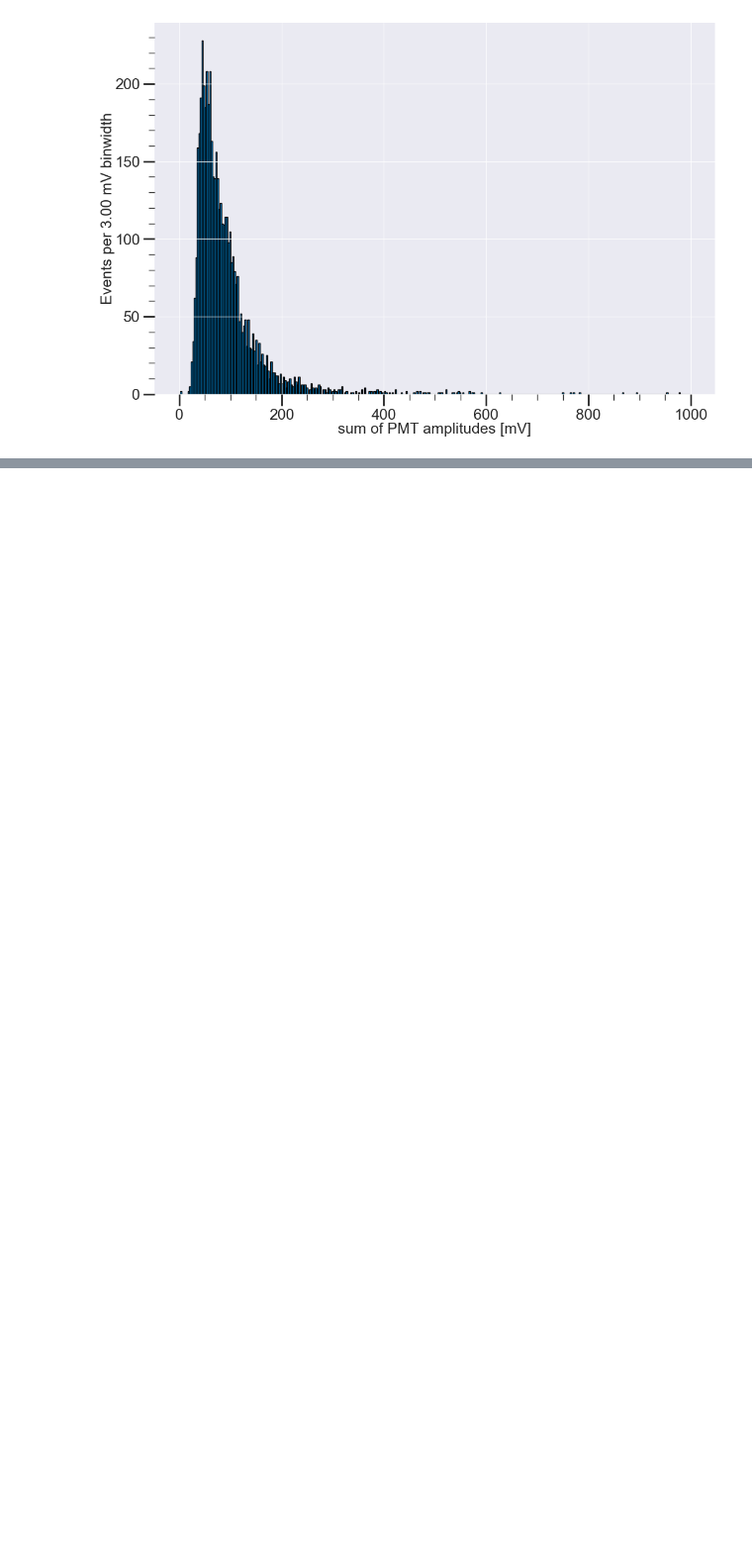
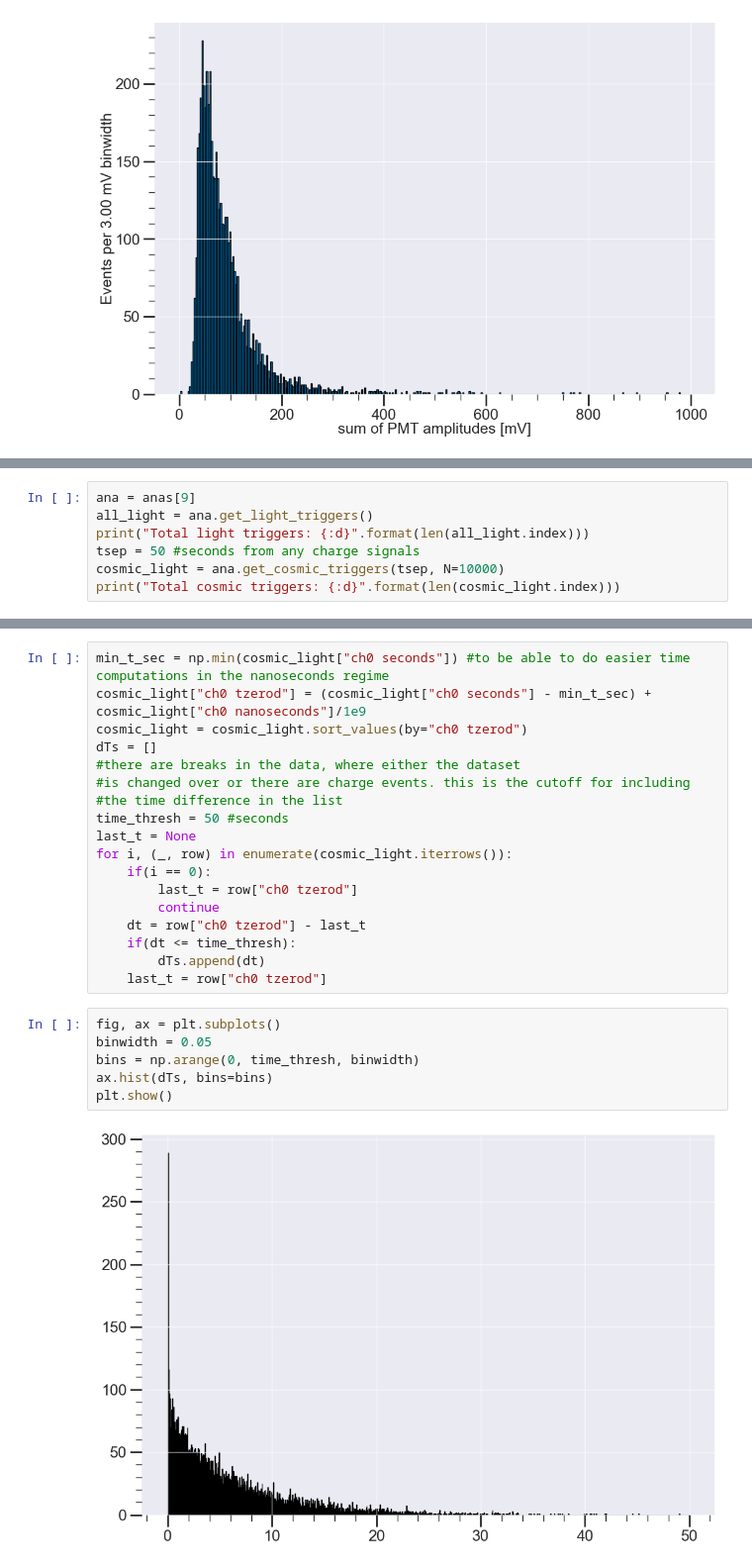
Before and after one commit to ejangelico/ad2-data-processing, a Jupyter notebook: notebooks/PMT averages.ipynb, the cells around one changed output, grey strips where cells are left out. Shown at 99% size. Saved outputs shown, nothing was run; the diff lists cells and outputs as text; blank space fills up the shorter version.

Commit message:
Did poisson analysis of Run 7 cosmics in the PMT averages notebook

```diff
--- a/notebooks/PMT averages.ipynb
+++ b/notebooks/PMT averages.ipynb
@@ -273,0 +276,7 @@ pickle.dump([pmt_amps, pmt_integrals], open("../../data/Run9/cosmic_pmt_properti
+# %%
+ana = anas[9]
+all_light = ana.get_light_triggers()
+print("Total light triggers: {:d}".format(len(all_light.index)))
+tsep = 50 #seconds from any charge signals
+cosmic_light = ana.get_cosmic_triggers(tsep, N=10000)
+print("Total cosmic triggers: {:d}".format(len(cosmic_light.index)))
@@ -273,0 +301,26 @@ pickle.dump([pmt_amps, pmt_integrals], open("../../data/Run9/cosmic_pmt_properti
+# %%
+min_t_sec = np.min(cosmic_light["ch0 seconds"]) #to be able to do easier time computations in the nanoseconds regime
+cosmic_light["ch0 tzerod"] = (cosmic_light["ch0 seconds"] - min_t_sec) + cosmic_light["ch0 nanoseconds"]/1e9
+cosmic_light = cosmic_light.sort_values(by="ch0 tzerod")
+dTs = []
+#there are breaks in the data, where either the dataset
+#is changed over or there are charge events. this is the cutoff for including
+#the time difference in the list
+time_thresh = 50 #seconds
+last_t = None
+for i, (_, row) in enumerate(cosmic_light.iterrows()):
+    if(i == 0):
+        last_t = row["ch0 tzerod"]
+        continue
+    dt = row["ch0 tzerod"] - last_t
+    if(dt <= time_thresh):
+        dTs.append(dt)
+    last_t = row["ch0 tzerod"]
+# %%
+fig, ax = plt.subplots()
+binwidth = 0.05
+bins = np.arange(0, time_thresh, binwidth)
+ax.hist(dTs, bins=bins)
+plt.show()
+# %% [output]
+[figure, added]
```
Also changed, not shown: parts of 7 cells of this notebook, 1 other file.
